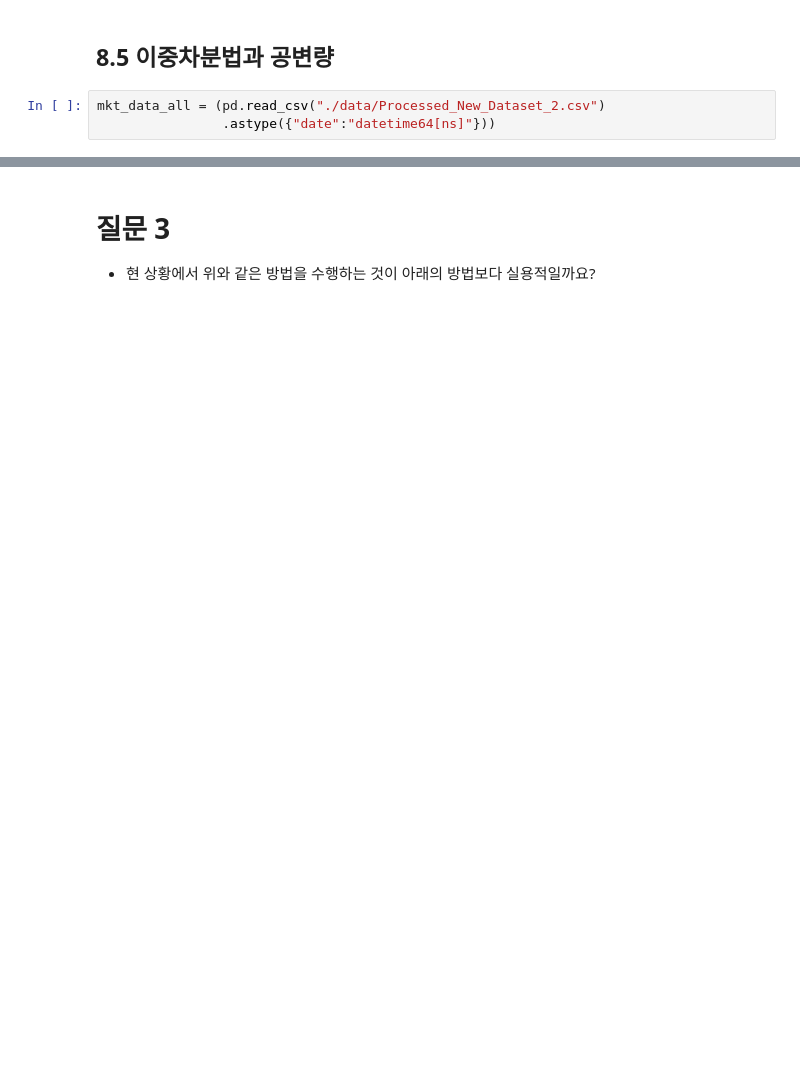
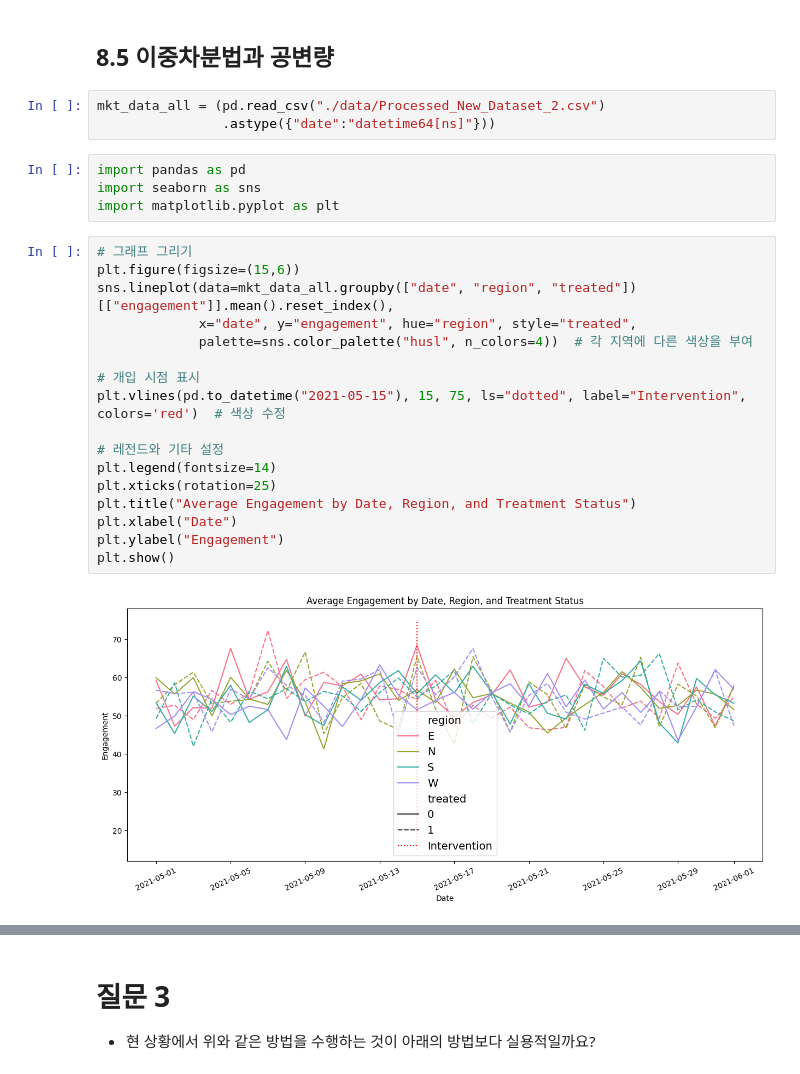
Before and after one commit to skymined/causal-inference-in-python-code, a Jupyter notebook: 인과추론스터디_과제/[6주차과제] 이중차분법.ipynb, the cells around one changed output, grey strips where cells are left out. Drawn from its saved outputs; the diff is of its cells as text; blank space fills up the shorter version.

```diff
--- a/인과추론스터디_과제/[6주차과제] 이중차분법.ipynb
+++ b/인과추론스터디_과제/[6주차과제] 이중차분법.ipynb
@@ -266,6 +363,29 @@ plt.legend()
 # %%
 mkt_data_all = (pd.read_csv("./data/Processed_New_Dataset_2.csv")
                 .astype({"date":"datetime64[ns]"}))
+# %%
+import pandas as pd
+import seaborn as sns
+import matplotlib.pyplot as plt
+# %%
+# 그래프 그리기
+plt.figure(figsize=(15,6))
+sns.lineplot(data=mkt_data_all.groupby(["date", "region", "treated"])[["engagement"]].mean().reset_index(),
+             x="date", y="engagement", hue="region", style="treated",
+             palette=sns.color_palette("husl", n_colors=4))  # 각 지역에 다른 색상을 부여
+
+# 개입 시점 표시
+plt.vlines(pd.to_datetime("2021-05-15"), 15, 75, ls="dotted", label="Intervention", colors='red')  # 색상 수정
+
+# 레전드와 기타 설정
+plt.legend(fontsize=14)
+plt.xticks(rotation=25)
+plt.title("Average Engagement by Date, Region, and Treatment Status")
+plt.xlabel("Date")
+plt.ylabel("Engagement")
+plt.show()
+# %% [output]
+[figure, added]
 # %%
 plt.figure(figsize=(15,6))
 sns.lineplot(data=mkt_data_all.groupby(["date", "region", "treated"])[["engagement"]].mean().reset_index(),
```
Also changed, not shown: parts of 46 cells of this notebook.
